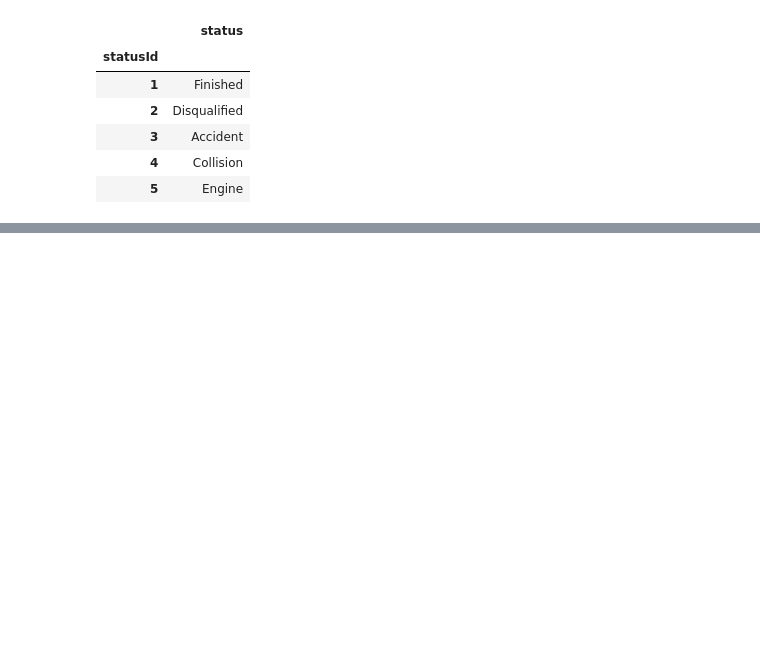
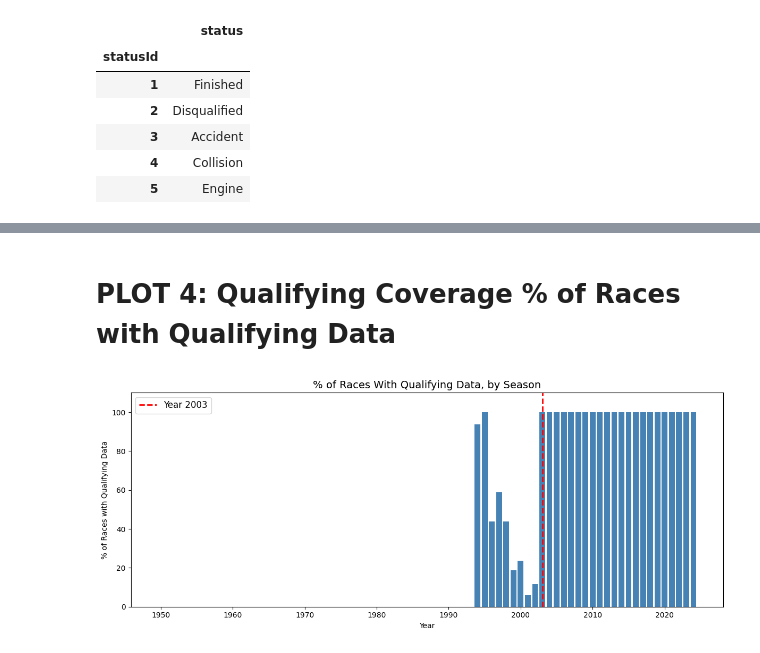
Before and after one commit to youssefyouki/team_12-acl-project-F1-predictoion, a Jupyter notebook: f1-prediction.ipynb, the cells around one changed output, grey strips where cells are left out. Cells and saved outputs as stored; diff of their text form; code cells hidden in the pictures; blank space fills up the shorter version.

```diff
--- a/f1-prediction.ipynb
+++ b/f1-prediction.ipynb
@@ -369,0 +693,29 @@ memory usage: 2.2+ KB
+# %% [markdown]
+# PLOT 4: Qualifying Coverage % of Races with Qualifying Data
+# %%
+quali_coverage = (qualifying_df
+                  .groupby('raceId')['position']
+                  .count()
+                  .reset_index(name='drivers_with_quali'))
+
+quali_by_year = quali_coverage.merge(
+    races_df[['year']], left_on='raceId', right_index=True
+)
+
+races_per_year = races_df.groupby('year').size()
+races_with_quali = quali_by_year.groupby('year')['raceId'].nunique()
+quali_race_coverage = (races_with_quali / races_per_year * 100).fillna(0)
+
+fig, ax = plt.subplots(figsize=(12, 5))
+ax.bar(quali_race_coverage.index, quali_race_coverage.values,
+       color='steelblue', edgecolor='none', width=0.8)
+ax.set_title('% of Races With Qualifying Data, by Season', fontsize=14)
+ax.set_xlabel('Year')
+ax.set_ylabel('% of Races with Qualifying Data')
+ax.set_ylim(0, 110)
+ax.axvline(x=2003, color='red', linestyle='--', linewidth=2, label='Year 2003')
+ax.legend(fontsize=12)
+plt.tight_layout()
+plt.show()
+# %% [output]
+[figure, added]
```
Also changed, not shown: parts of 25 cells of this notebook.
